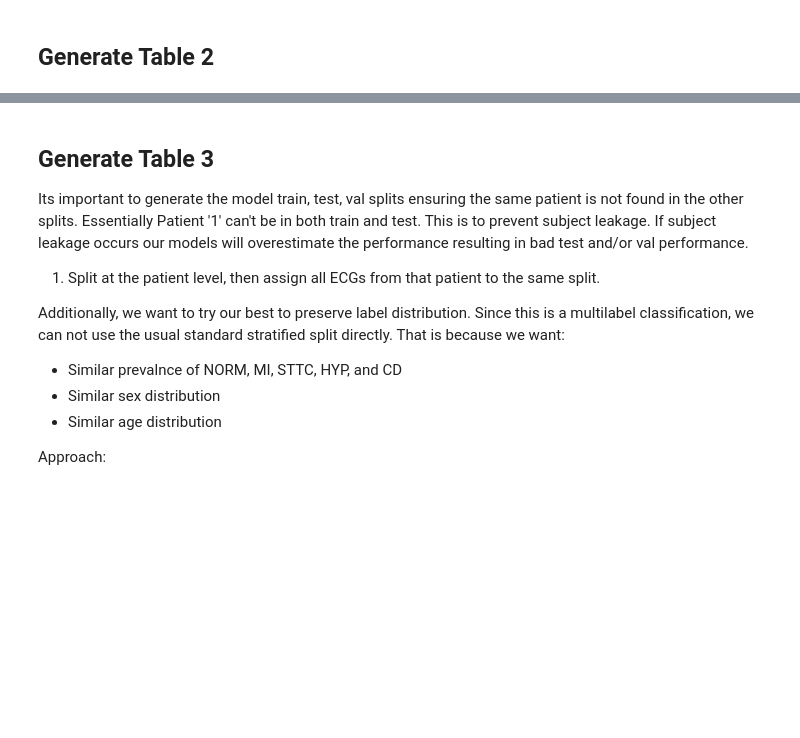
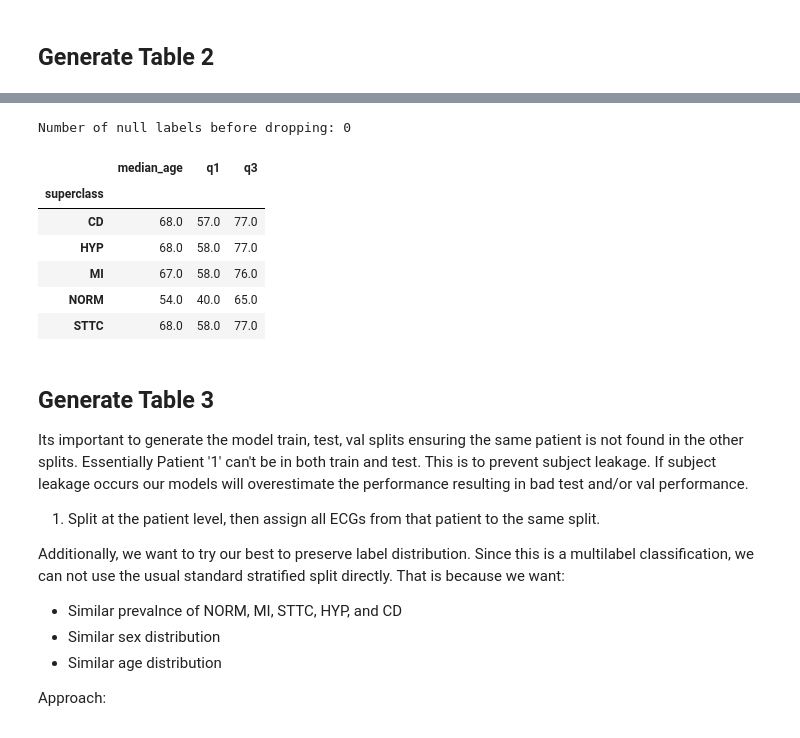
Before and after one commit to cristopher-d-delgado/ecg-ai-statistical-evaluation, a Jupyter notebook: notebooks/eda.ipynb, the cells around one changed output, grey strips where cells are left out. Drawn from its saved outputs; the diff is of its cells as text; code cells hidden in the pictures; blank space fills up the shorter version.

```diff
--- a/notebooks/eda.ipynb
+++ b/notebooks/eda.ipynb
@@ -637,3 +436,59 @@ table2
+# %%
+# Flatten labels
+all_classes   = [cls for sublist in df['superclass'] for cls in sublist]  # was 'superclasses'
+class_counts  = pd.Series(all_classes).value_counts()
+class_percent = class_counts / n_records * 100
+
+# Explode so each row = one superclass label
+df_exploded = df[['patient_id', 'age', 'sex', 'superclass']].explode('superclass')  # was 'superclasses'
+
+# Drop null labels
+null_labels = df_exploded['superclass'].isnull().sum()  # was 'superclasses'
+print(f"Number of null labels before dropping: {null_labels}")
+df_exploded = df_exploded.dropna(subset=['superclass'])  # was 'superclasses'
+
+# Unique patients per superclass
+patient_counts = (
+    df_exploded.groupby('superclass')['patient_id']  # was 'superclasses'
+    .nunique()
+    .sort_values(ascending=False)
+)
+
+# Sex breakdown per superclass
+sex_stats = (
+    df_exploded.groupby('superclass')['sex']  # was 'superclasses'
+    .value_counts(normalize=True)
+    .unstack()
+    .reindex(columns=['Female', 'Male'], fill_value=0)
+)
+sex_stats['female_percent'] = sex_stats['Female'] * 100
+sex_stats['male_percent']   = sex_stats['Male']   * 100
+
+# Age statistics per superclass
+age_stats = (
+    df_exploded.groupby('superclass')['age']  # already correct, was the only one right before
+    .agg(
+        median_age='median',
+        q1=lambda x: x.quantile(0.25),
+        q3=lambda x: x.quantile(0.75)
+    )
+)
+
+# % of total patients with each superclass
+n_patients      = df['patient_id'].nunique()
+patient_percent = patient_counts / n_patients * 100
+# %% [output]
+Number of null labels before dropping: 0
+# %%
+age_stats
+# %% [output]
+|  | median_age | q1 | q3 |
+| superclass |  |  |  |
+| CD | 68.0 | 57.0 | 77.0 |
+| HYP | 68.0 | 58.0 | 77.0 |
+| MI | 67.0 | 58.0 | 76.0 |
+| NORM | 54.0 | 40.0 | 65.0 |
+| STTC | 68.0 | 58.0 | 77.0 |
 # %% [markdown]
 ## Generate Table 3
 
```
Also changed, not shown: parts of 26 cells of this notebook.
